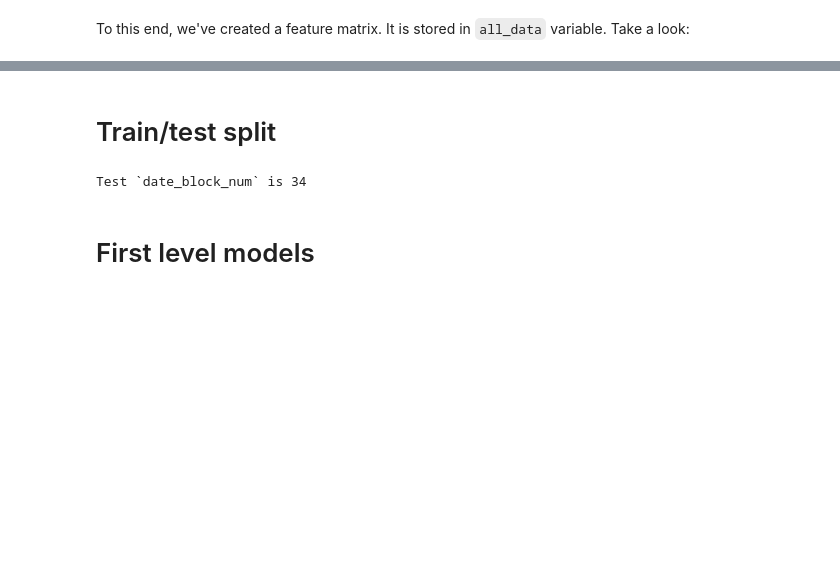
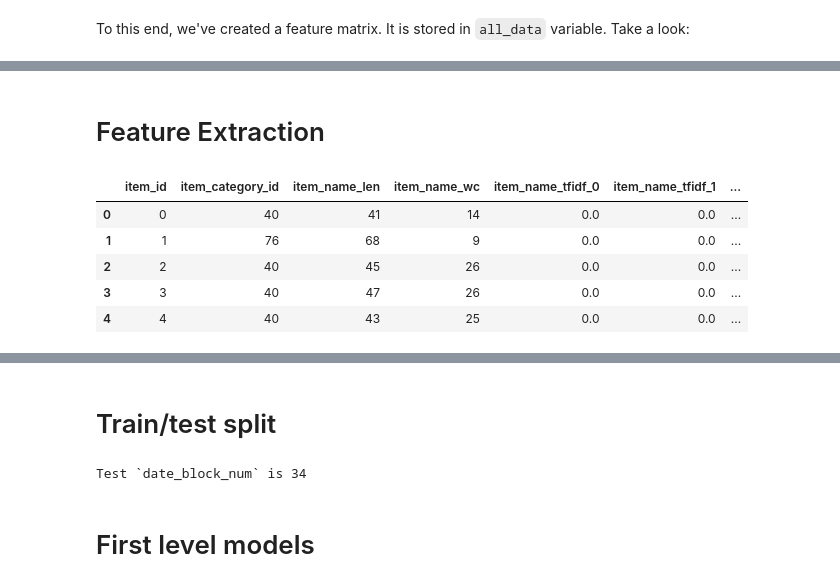
Before and after one commit to legolas140/competitive-data-science-1, a Jupyter notebook: kernels/final-project.ipynb, the cells around one changed output, grey strips where cells are left out. Saved outputs shown, nothing was run; the diff lists cells and outputs as text; code cells hidden in the pictures; blank space fills up the shorter version.

```diff
--- a/kernels/final-project.ipynb
+++ b/kernels/final-project.ipynb
@@ -153,0 +155,21 @@ all_data.head(5)
+# %% [markdown]
+# Feature Extraction
+# %%
+#Text Features
+feature_cnt = 25
+tfidf = feature_extraction.text.TfidfVectorizer(max_features=feature_cnt)
+items['item_name_len'] = items['item_name'].map(len) #Lenth of Item Description
+items['item_name_wc'] = items['item_name'].map(lambda x: len(str(x).split(' '))) #Item Description Word Count
+txtFeatures = pd.DataFrame(tfidf.fit_transform(items['item_name']).toarray())
+cols = txtFeatures.columns
+for i in range(feature_cnt):
+    items['item_name_tfidf_' + str(i)] = txtFeatures[cols[i]]
+items.drop(columns='item_name', inplace=True)
+items.head()
+# %% [output]
+|  | item_id | item_category_id | item_name_len | item_name_wc | item_name_tfidf_0 | item_name_tfidf_1 | ... |
+| 0 | 0 | 40 | 41 | 14 | 0.0 | 0.0 | ... |
+| 1 | 1 | 76 | 68 | 9 | 0.0 | 0.0 | ... |
+| 2 | 2 | 40 | 45 | 26 | 0.0 | 0.0 | ... |
+| 3 | 3 | 40 | 47 | 26 | 0.0 | 0.0 | ... |
+| 4 | 4 | 40 | 43 | 25 | 0.0 | 0.0 | ... |
```
Also changed, not shown: parts of 9 cells of this notebook.
